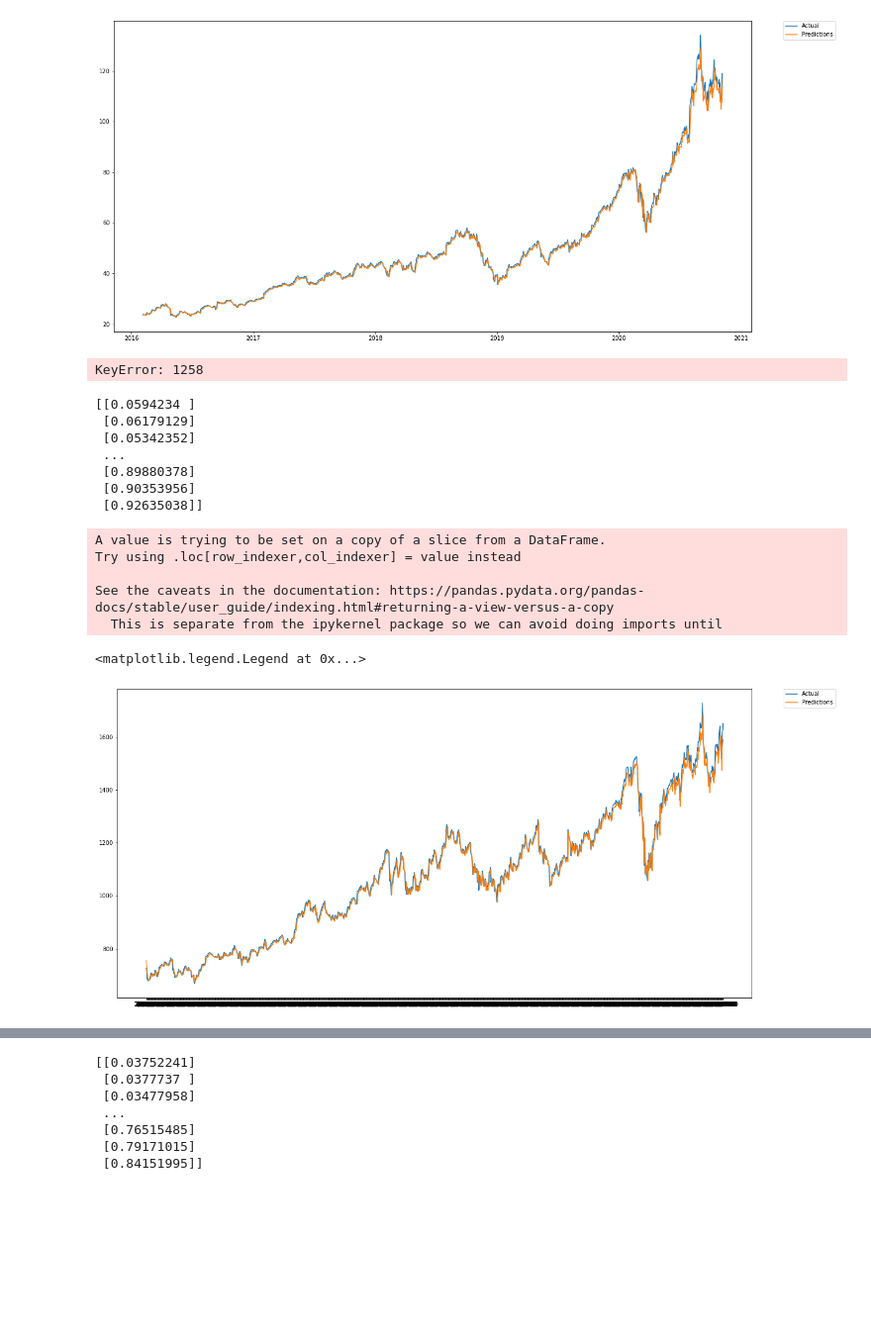
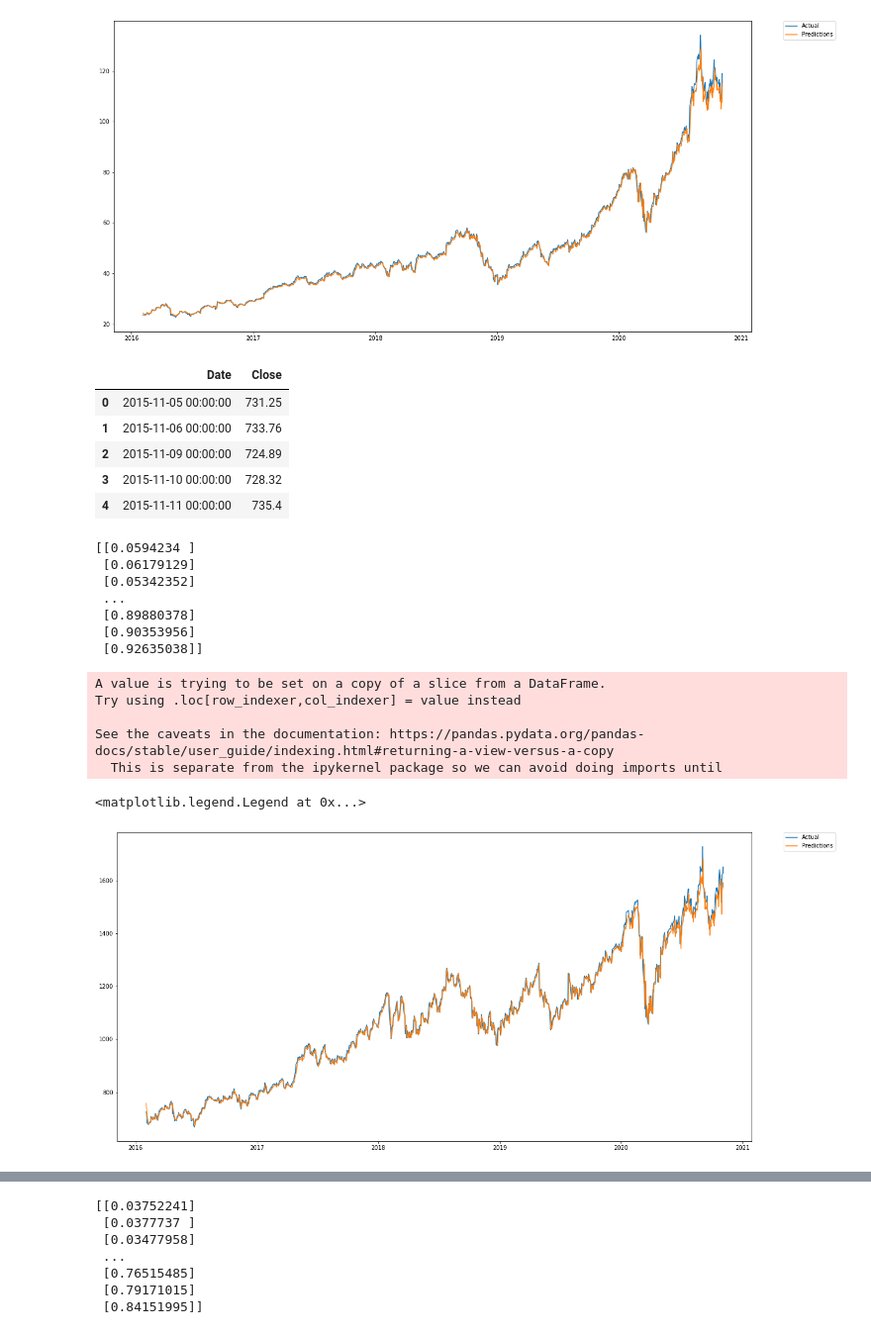
Before and after one commit to rjcline07/Final_Project, a Jupyter notebook: model.ipynb, the cells around one changed output, grey strips where cells are left out. Shown at 99% size. Cells and saved outputs as stored; diff of their text form; code cells hidden in the pictures; blank space fills up the shorter version.

```diff
--- a/model.ipynb
+++ b/model.ipynb
@@ -517,14 +575,19 @@ See the caveats in the documentation: https://pandas.pydata.org/pandas-docs/stab
 # %%
 Googledata = GoogleCSV.sort_index(ascending=True,axis=0)
 new_GoogleCSV = pd.DataFrame(index=range(0,len(GoogleCSV)),columns=['Date','Close'])
 
-for i in range(0,len(data)):
+for i in range(0,len(data)-1):
     new_GoogleCSV["Date"][i] = Googledata['Date'][i]
     new_GoogleCSV["Close"][i]= Googledata["Close"][i]
 
 new_GoogleCSV.head()
 # %% [output]
-KeyError: 1258
+|  | Date | Close |
+| 0 | 2015-11-05 00:00:00 | 731.25 |
+| 1 | 2015-11-06 00:00:00 | 733.76 |
+| 2 | 2015-11-09 00:00:00 | 724.89 |
+| 3 | 2015-11-10 00:00:00 | 728.32 |
+| 4 | 2015-11-11 00:00:00 | 735.4 |
 # %%
 scaler = MinMaxScaler(feature_range = (0,1))
 final_GoogleCSV = new_GoogleCSV.values
@@ -575,7 +638,7 @@ Try using .loc[row_indexer,col_indexer] = value instead
 See the caveats in the documentation: https://pandas.pydata.org/pandas-docs/stable/user_guide/indexing.html#returning-a-view-versus-a-copy
   This is separate from the ipykernel package so we can avoid doing imports until
 <matplotlib.legend.Legend at 0x...>
-[figure, old version]
+[figure, new version]
 # %%
 Tesladata = TeslaCSV.sort_index(ascending=True,axis=0)
 new_TeslaCSV = pd.DataFrame(index=range(0,len(TeslaCSV)),columns=['Date','Close'])
```
Also changed, not shown: parts of 23 cells of this notebook, 7 other files.
